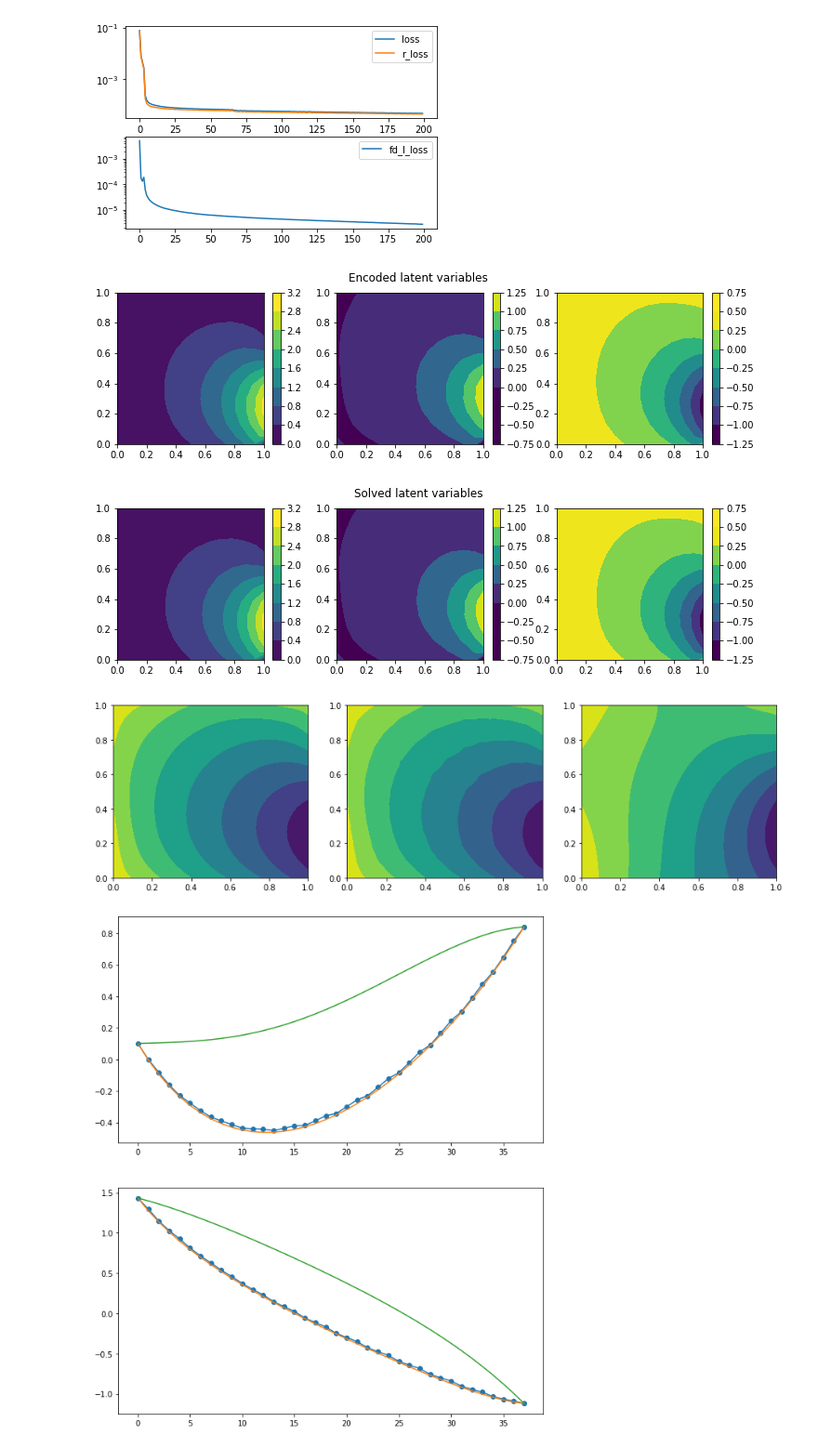
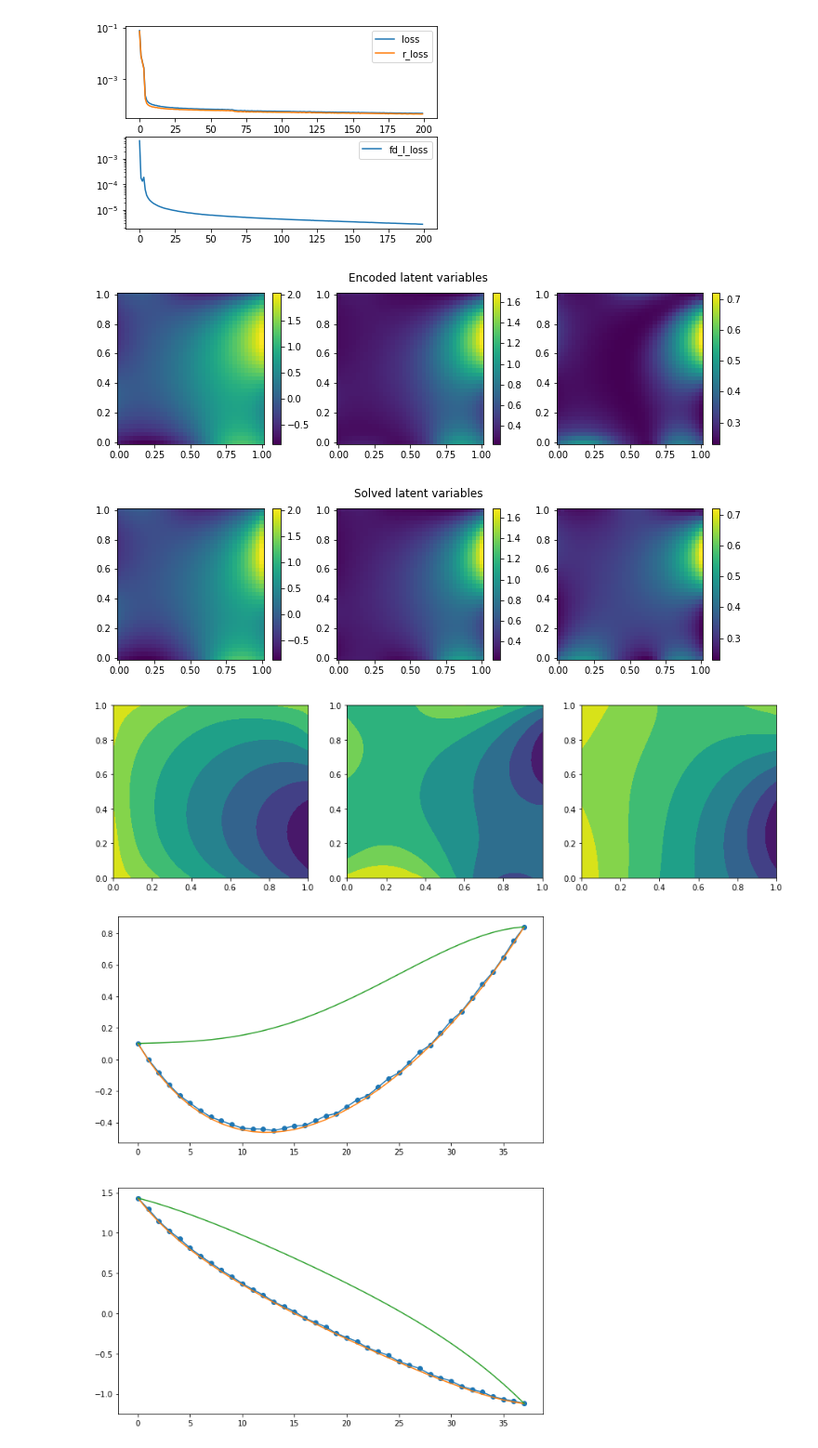
Before and after one commit to jh6220/SINNs-for-boundary-observtion-problems, a Jupyter notebook: NeuraLinearModelNonUniformGrid.ipynb, the cells around one changed output. Shown at 93% size. Cells and saved outputs as stored; diff of their text form; code cells hidden in the pictures.

Commit message:
bug with an overlap fixed

```diff
--- a/NeuraLinearModelNonUniformGrid.ipynb
+++ b/NeuraLinearModelNonUniformGrid.ipynb
@@ -1036,18 +875,24 @@ def PickEdge0(T,n_input,overlap,n_grid_i):
   return T_e_i
 
 def EvalOnBC(T_sample,B_sample,mesh,encoder,encoderB,decoder,P,n_input,overlap):
+  T_sample = T_train[2]
+  B_sample = B_train[2]
+
   n_grid_i = int((T_sample.shape[0]-2)/n_input)
   T_i = T_sample[1-overlap:T_sample.shape[0]-1+overlap,1-overlap:T_sample.shape[1]-1+overlap]
   T_i_arr = []
   for i in range(n_grid_i):
-    T_i_i = T_i[:,i*n_input-overlap:(i+1)*n_input+overlap,:]
-    T_i_arr.append(T_i_i)
+      T_i_i = T_i[:,i*n_input:(i+1)*n_input+2*overlap,:]
+      T_i_arr.append(T_i_i)
+
+
   T_i = np.stack(T_i_arr,0)
 
   T_i_arr = []
   for i in range(n_grid_i):
-    T_i_i = T_i[:,i*n_input-overlap:(i+1)*n_input+overlap,:]
-    T_i_arr.append(T_i_i)
+      T_i_i = T_i[:,i*n_input:(i+1)*n_input+2*overlap,:]
+      T_i_arr.append(T_i_i)
+
   T_i = np.stack(T_i_arr,0)
   T_ir = T_i.reshape((T_i.shape[0]*T_i.shape[1],T_i.shape[2],T_i.shape[3],T_i.shape[4]))
   l_ir = encoder(T_ir)
@@ -1062,26 +907,26 @@ def EvalOnBC(T_sample,B_sample,mesh,encoder,encoderB,decoder,P,n_input,overlap):
   l_c = []
 
   for i in range(4):
-    T_rot = np.rot90(T_sample,i,(0,1))
-    B_rot = np.rot90(B_sample,i,(0,1))
+      T_rot = np.rot90(T_sample,i,(0,1))
+      B_rot = np.rot90(B_sample,i,(0,1))
 
-    T_e_i = PickEdge0(T_rot,n_input,overlap,n_grid_i)
-    B_e_i = PickEdge0(B_rot,n_input,overlap,n_grid_i)
-    T_c_i = PickCorner0(T_rot,n_input,overlap)
-    B_c_i = PickCorner0(B_rot,n_input,overlap)
+      T_e_i = PickEdge0(T_rot,n_input,overlap,n_grid_i)
+      B_e_i = PickEdge0(B_rot,n_input,overlap,n_grid_i)
+      T_c_i = PickCorner0(T_rot,n_input,overlap)
+      B_c_i = PickCorner0(B_rot,n_input,overlap)
 
-    T_e.append(T_e_i)
-    B_e.append(B_e_i)
-    T_c.append(T_c_i)
-    B_c.append(B_c_i)
+      T_e.append(T_e_i)
+      B_e.append(B_e_i)
+      T_c.append(T_c_i)
+      B_c.append(B_c_i)
 
-    l_e_i = encoderB([T_e_i,B_e_i])
-    l_c_i = encoderB([T_c_i,B_c_i])
+      l_e_i = encoderB([T_e_i,B_e_i])
+      l_c_i = encoderB([T_c_i,B_c_i])
 
-    latent = np.rot90(latent,i,(0,1))
-    latent[0,0,:] = l_c_i[0]
-    latent[0,1:-1] = l_e_i
-    latent = np.rot90(latent,-i,(0,1))
+      latent = np.rot90(latent,i,(0,1))
+      latent[0,0,:] = l_c_i[0]
+      latent[0,1:-1] = l_e_i
+      latent = np.rot90(latent,-i,(0,1))
 
   latentBC = latent.copy()
   latent[1:-1,1:-1] = l_i
@@ -1097,7 +942,7 @@ def EvalOnBC(T_sample,B_sample,mesh,encoder,encoderB,decoder,P,n_input,overlap):
 
   nx = mesh.shape[0]
   d_idx = int(np.floor(n_input/2))
-  latent_ix = [0]+list(range(1+d_idx,nx,n_input))+[nx-1]
+  latent_ix = [0]+list(range(1+d_idx,nx-1,n_input))+[nx-1]
   Iy,Ix = np.meshgrid(latent_ix,latent_ix)
   l_mesh = mesh[Ix,Iy,:]
   X = l_mesh[:,:,0]
@@ -1153,35 +998,37 @@ T_recon_l = SolveProblem(CC,np.moveaxis(T_sample.copy(),-1,0),mesh[:,:,0],mesh[:
 
 
 latent_m = latent*np.sign(latent[-2:-1,-2:-1,:])
 latent_m[[0,0,-1,-1],[0,-1,0,-1],:] = latent_m.mean((0,1))
 l_max = np.max(latent_m,axis=(0,1))
 l_min = np.min(latent_m,axis=(0,1))
 
 plt.figure(figsize=(n_latent*4,3))
 for i in range(n_latent):
     ax = plt.subplot(1,n_latent,i+1)
-    pcm = ax.contourf(l_mesh[:,:,0],l_mesh[:,:,1],latent[:,:,i]*np.sign(latent[-2,-2,i]),vmax=l_max[i],vmin=l_min[i])
+    # pcm = ax.contourf(l_mesh[:,:,0],l_mesh[:,:,1],latent[:,:,i]*np.sign(latent[-2,-2,i]),vmax=l_max[i],vmin=l_min[i])
+    pcm = ax.pcolormesh(l_mesh[:,:,0],l_mesh[:,:,1],latent[:,:,i]*np.sign(latent[-2,-2,i]),vmax=l_max[i],vmin=l_min[i])
     plt.colorbar(pcm)
 plt.suptitle("Encoded latent variables")
 plt.show()
 
 plt.figure(figsize=(n_latent*4,3))
 for i in range(n_latent):
     ax = plt.subplot(1,n_latent,i+1)
-    pcm = ax.contourf(l_mesh[:,:,0],l_mesh[:,:,1],latent_r[:,:,i]*np.sign(latent[-2,-2,i]),vmax=l_max[i],vmin=l_min[i])
+    # pcm = ax.contourf(l_mesh[:,:,0],l_mesh[:,:,1],latent_r[:,:,i]*np.sign(latent[-2,-2,i]),vmax=l_max[i],vmin=l_min[i])
+    pcm = ax.pcolormesh(l_mesh[:,:,0],l_mesh[:,:,1],latent_r[:,:,i]*np.sign(latent[-2,-2,i]),vmax=l_max[i],vmin=l_min[i])
     plt.colorbar(pcm)
 plt.suptitle("Solved latent variables")
 plt.show()
 
 plt.figure(figsize=(15,4))
 plt.subplot(1,3,1)
 plt.contourf(mesh[:,:,0],mesh[:,:,1],T_sample[:,:,0])
 plt.subplot(1,3,2)
 plt.contourf(mesh[:,:,0],mesh[:,:,1],T_recon[:,:,0])
 plt.subplot(1,3,3)
 plt.contourf(mesh[:,:,0],mesh[:,:,1],T_recon_l[0,:,:])
 plt.show()
 # %% [output]
-[figure, old version]
+[figure, new version]
-[figure, old version]
+[figure, new version]
-[figure, old version]
+[figure, new version]
```
Also changed, not shown: parts of 5 cells of this notebook, 1 other file.
